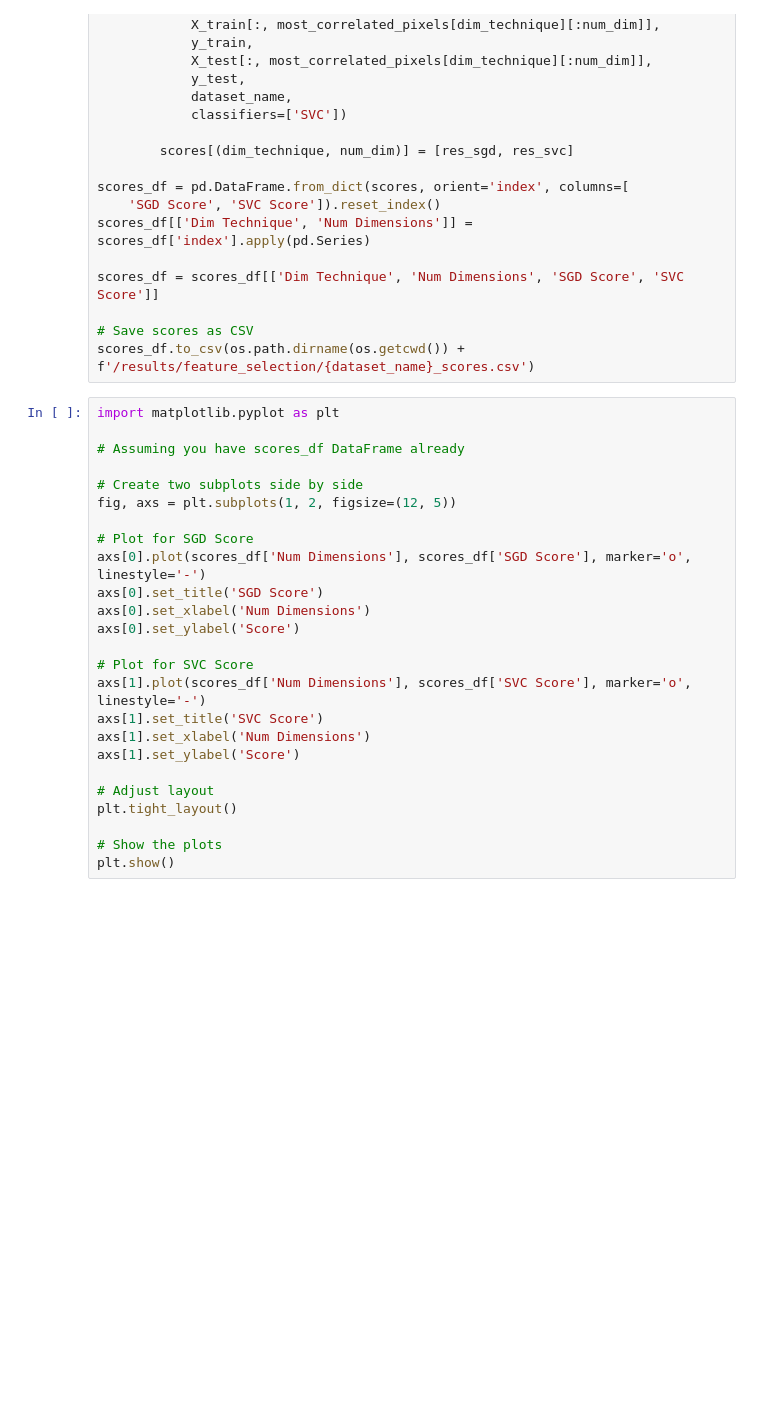
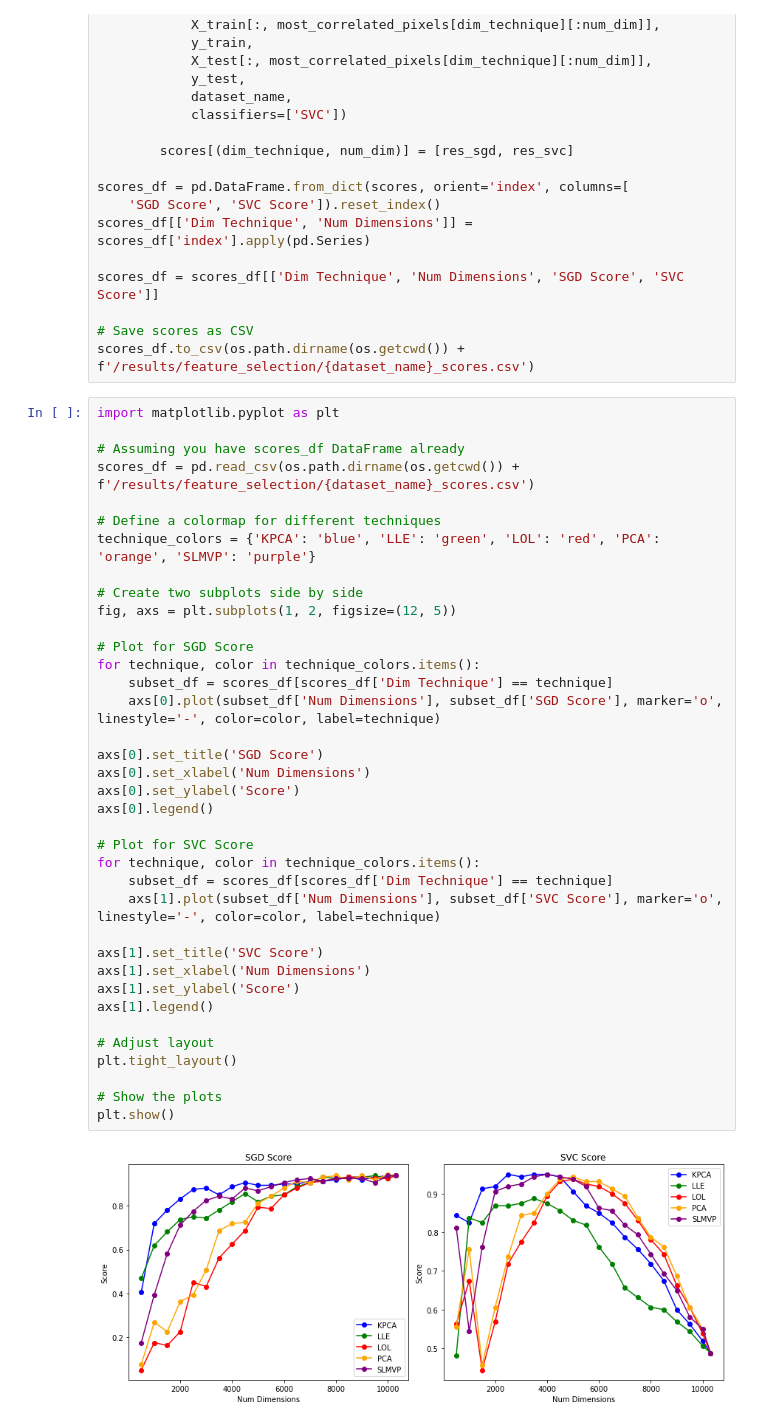
Before and after one commit to miguelangel43/xai-dimensionality-reduction-paper, a Jupyter notebook: notebooks/02.4-orl_feature_selection.ipynb, the cells around one changed output. Saved outputs shown, nothing was run; the diff lists cells and outputs as text; blank space fills up the shorter version.

Commit message:
create ORL feature selection line chart

```diff
--- a/notebooks/02.4-orl_feature_selection.ipynb
+++ b/notebooks/02.4-orl_feature_selection.ipynb
@@ -73,25 +73,39 @@ scores_df.to_csv(os.path.dirname(os.getcwd()) + f'/results/feature_selection/{da
 # %%
 import matplotlib.pyplot as plt
 
 # Assuming you have scores_df DataFrame already
+scores_df = pd.read_csv(os.path.dirname(os.getcwd()) + f'/results/feature_selection/{dataset_name}_scores.csv')
+
+# Define a colormap for different techniques
+technique_colors = {'KPCA': 'blue', 'LLE': 'green', 'LOL': 'red', 'PCA': 'orange', 'SLMVP': 'purple'}
 
 # Create two subplots side by side
 fig, axs = plt.subplots(1, 2, figsize=(12, 5))
 
 # Plot for SGD Score
-axs[0].plot(scores_df['Num Dimensions'], scores_df['SGD Score'], marker='o', linestyle='-')
+for technique, color in technique_colors.items():
+    subset_df = scores_df[scores_df['Dim Technique'] == technique]
+    axs[0].plot(subset_df['Num Dimensions'], subset_df['SGD Score'], marker='o', linestyle='-', color=color, label=technique)
+
 axs[0].set_title('SGD Score')
 axs[0].set_xlabel('Num Dimensions')
 axs[0].set_ylabel('Score')
+axs[0].legend()
 
 # Plot for SVC Score
-axs[1].plot(scores_df['Num Dimensions'], scores_df['SVC Score'], marker='o', linestyle='-')
+for technique, color in technique_colors.items():
+    subset_df = scores_df[scores_df['Dim Technique'] == technique]
+    axs[1].plot(subset_df['Num Dimensions'], subset_df['SVC Score'], marker='o', linestyle='-', color=color, label=technique)
+
 axs[1].set_title('SVC Score')
 axs[1].set_xlabel('Num Dimensions')
 axs[1].set_ylabel('Score')
+axs[1].legend()
 
 # Adjust layout
 plt.tight_layout()
 
 # Show the plots
 plt.show()
+# %% [output]
+[figure, added]
```
